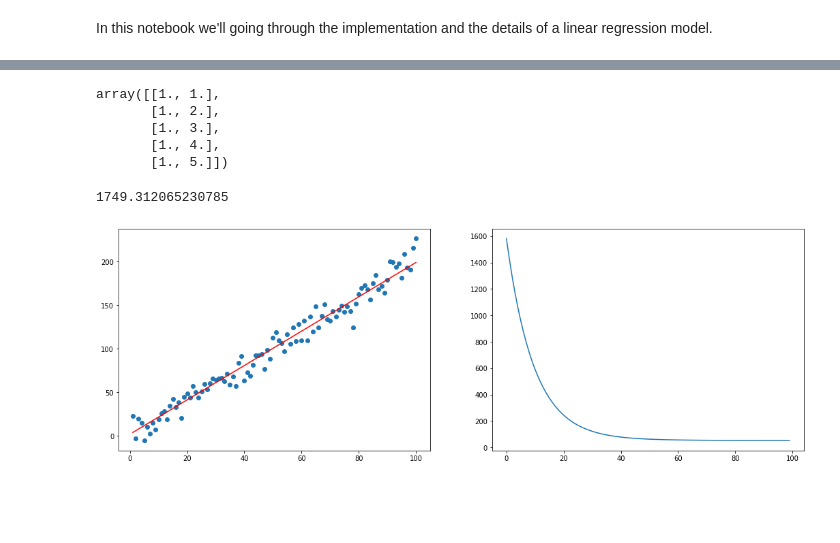
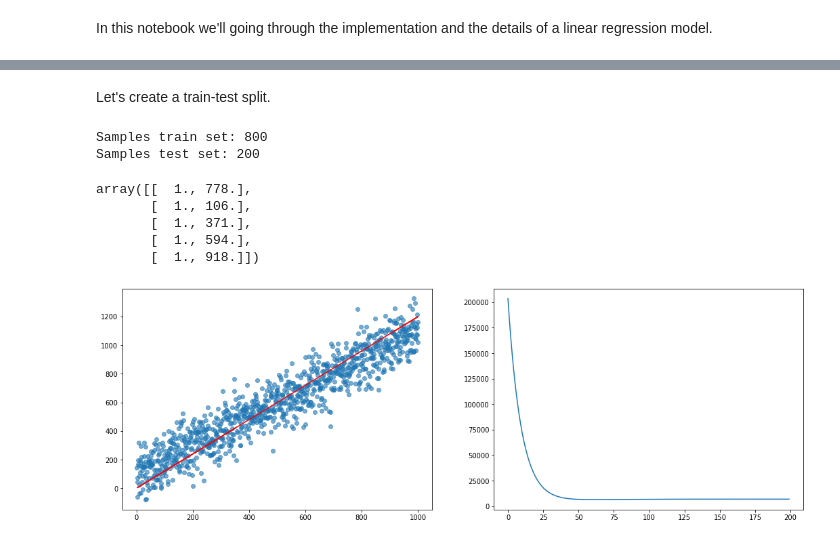
Before and after one commit to victorgrcp/Machine-Learning, a Jupyter notebook: Supervised/linear-regression-simple.ipynb, the cells around one changed output, grey strips where cells are left out. Saved outputs shown, nothing was run; the diff lists cells and outputs as text; code cells hidden in the pictures; blank space fills up the shorter version.

```diff
--- a/Supervised/linear-regression-simple.ipynb
+++ b/Supervised/linear-regression-simple.ipynb
@@ -36,24 +36,36 @@ def cost_function(X, y, theta):
     J = np.sum(np.power(h - y, 2))/(2*m)    # J --> value of mean square error
 
     return J
+# %% [markdown]
+Let's create a train-test split.
+# %%
+idxs = np.arange(0, n)
+np.random.shuffle(idxs)
+
+percentatge = 0.8
+
+X_train, X_test = x[ idxs[:int(n*0.8)] ], x[ idxs[int(n*.8):] ]
+y_train, y_test = y[ idxs[:int(n*0.8)] ], y[ idxs[int(n*.8):] ]
+
+print(f'Samples train set: {X_train.shape[0]}\n\
+Samples test set: {X_test.shape[0]}')
+# %% [output]
+Samples train set: 800
+Samples test set: 200
 # %%
-theta   = np.ones((2, 1))   # Initialize the values of theta
-X_ones  = np.ones((n, 1))   # Create a vector of size n fill with ones
+X_ones_train = np.ones((X_train.shape[0], 1))   # Create a vector of size n fill with ones
+X_ones_test = np.ones((X_test.shape[0], 1))
 
-X_ones  = np.append(X_ones, x, axis=1)  # Append the X matrix to the vector of ones
+X_train = np.append(X_ones_train, X_train, axis=1)  # Append the X matrix to the vector of ones
+X_test  = np.append(X_ones_test, X_test, axis=1)
 
-X_ones[:5,:]
+X_train[:5]
 # %% [output]
-array([[1., 1.],
-       [1., 2.],
-       [1., 3.],
-       [1., 4.],
-       [1., 5.]])
+array([[  1., 778.],
+       [  1., 106.],
+       [  1., 371.],
+       [  1., 594.],
+       [  1., 918.]])
-# %%
-J = cost_function(X_ones, y, theta)
-J
-# %% [output]
-1749.312065230785
 # %%
 def gradient_descent(X, y, theta, alpha, iterations=100):
   J_history = []
@@ -73,13 +82,17 @@ J_history, theta = gradient_descent(X_ones, y, theta, alpha)
+# %%
+theta   = np.zeros((2, 1))  # Initialize the values of theta
+alpha = 1e-4
+
+J_history, theta = gradient_descent(X_train, y_train, theta, alpha, 200)
 # %%
 fig, ax = plt.subplots(1, 2, figsize = (18, 6))
 
-y_predicted = np.matmul(X_ones, theta)
+y_predicted = np.matmul(X_test, theta)
 
-ax[0].scatter(x, y)
-ax[0].plot(x, y_predicted, color='red')
-
+ax[0].scatter(x, y, alpha=.6)
+ax[0].plot(X_test[:,1], y_predicted, color='red')
 ax[1].plot(J_history)
 
 plt.show()
 # %% [output]
-[figure, old version]
+[figure, new version]
```
Also changed, not shown: parts of 4 cells of this notebook.
